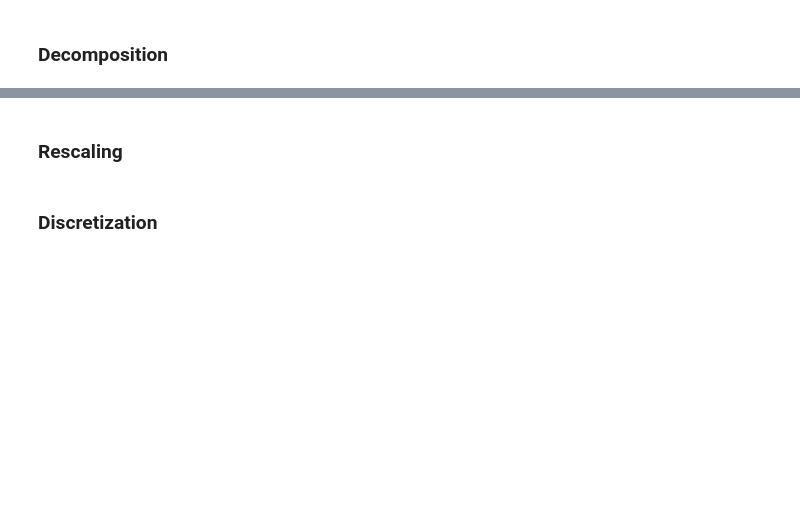
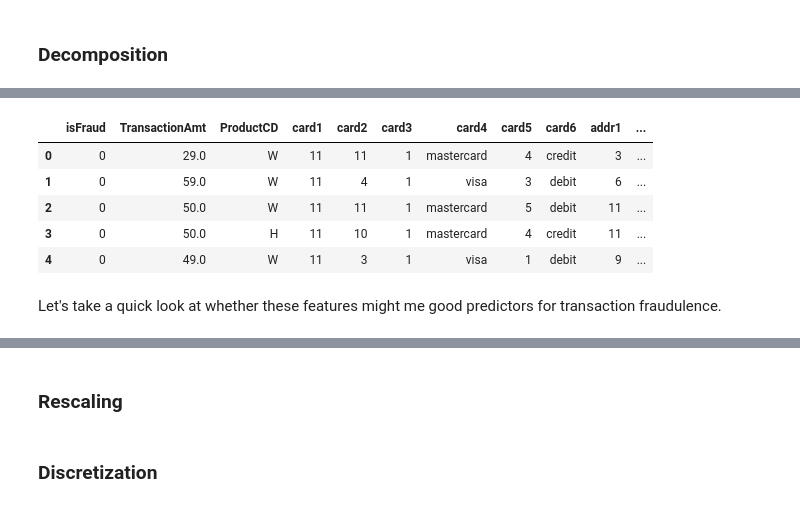
Before and after one commit to felixpeters/ml-workflow-tools, a Jupyter notebook: nbs/04_Feature_Engineering.ipynb, the cells around one changed output, grey strips where cells are left out. Cells and saved outputs as stored; diff of their text form; code cells hidden in the pictures; blank space fills up the shorter version.

```diff
--- a/nbs/04_Feature_Engineering.ipynb
+++ b/nbs/04_Feature_Engineering.ipynb
@@ -134,2 +382,5 @@ Number of rows after record sampling: 589099
 # %% [markdown]
 ## Transformations of numerical variables
+# %%
+data = pd.read_feather(f'{DATA_PATH}feats_clean.feather')
+data.head()
@@ -137,0 +398,16 @@ Number of rows after record sampling: 589099
+# %%
+# offset is used to shift the start/end of a day, experimentation shows that offset of 0.58 is optimal
+def make_day_feature(col, offset=0):
+    days = col / (3600*24)
+    encoded_days = np.floor(days-1+offset) % 7
+    return encoded_days
+
+def make_hour_feature(col):
+    hours = col / (3600)
+    encoded_hours = np.floor(hours) % 24
+    return encoded_hours
+# %%
+data['day'] = make_day_feature(data['TransactionDT'], offset=0.58).astype('int64').astype('category')
+data['hour'] = make_hour_feature(data['TransactionDT']).astype('int64').astype('category')
+print(data.day.describe())
+print(data.hour.describe())
@@ -137,0 +425,13 @@ Number of rows after record sampling: 589099
+# %%
+data = data.drop(["TransactionDT"], axis=1)
+# %%
+data.head()
+# %% [output]
+|  | isFraud | TransactionAmt | ProductCD | card1 | card2 | card3 | card4 | card5 | card6 | addr1 | ... |
+| 0 | 0 | 29.0 | W | 11 | 11 | 1 | mastercard | 4 | credit | 3 | ... |
+| 1 | 0 | 59.0 | W | 11 | 4 | 1 | visa | 3 | debit | 6 | ... |
+| 2 | 0 | 50.0 | W | 11 | 11 | 1 | mastercard | 5 | debit | 11 | ... |
+| 3 | 0 | 50.0 | H | 11 | 10 | 1 | mastercard | 4 | credit | 11 | ... |
+| 4 | 0 | 49.0 | W | 11 | 3 | 1 | visa | 1 | debit | 9 | ... |
+# %% [markdown]
+Let's take a quick look at whether these features might me good predictors for transaction fraudulence.
```
Also changed, not shown: parts of 67 cells of this notebook, 3 other files.
